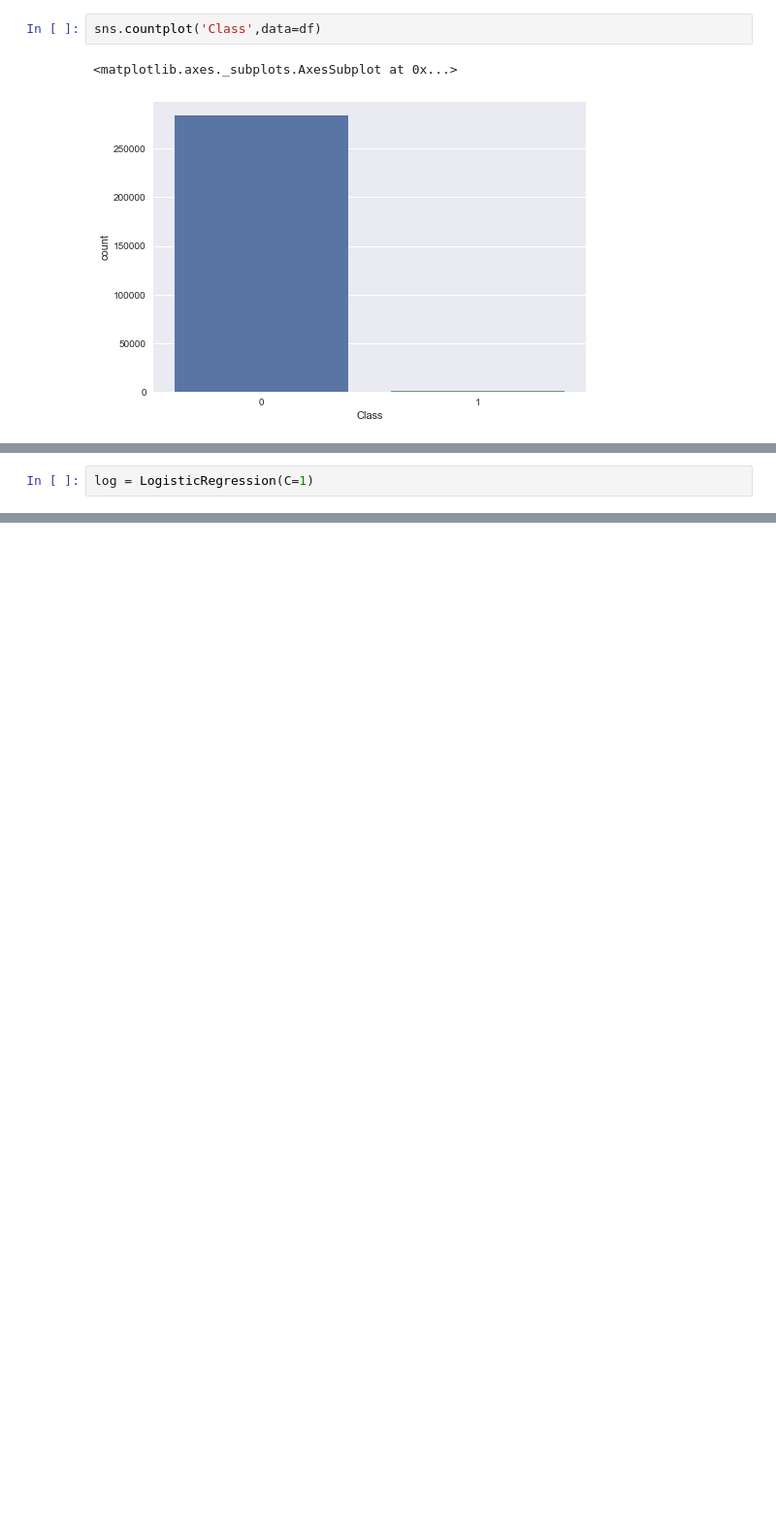
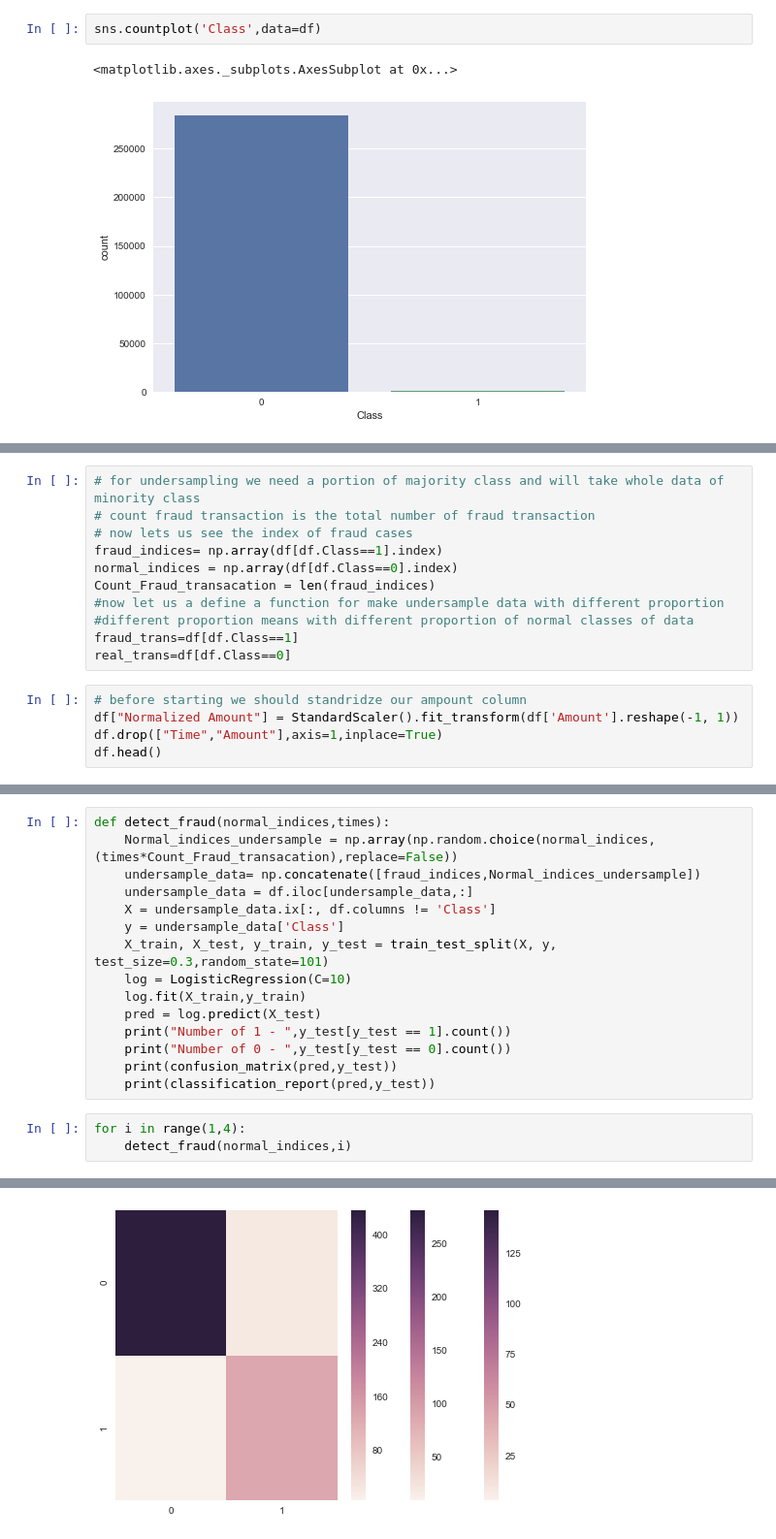
Before and after one commit to Banerjee1996/fraud-detection-with-logistic-regression, a Jupyter notebook: credit card logistic regression detection.ipynb, the cells around one changed output, grey strips where cells are left out. Shown: that part at 97% size. Saved outputs shown, nothing was run; the diff lists cells and outputs as text; blank space fills up the shorter version.

```diff
--- a/credit card logistic regression detection.ipynb
+++ b/credit card logistic regression detection.ipynb
@@ -38,2 +32,0 @@ from sklearn.linear_model import LogisticRegression
-# %%
-log = LogisticRegression(C=1)
@@ -70,0 +35,16 @@ y_test[y_test == 1].count()
+# %%
+# for undersampling we need a portion of majority class and will take whole data of minority class
+# count fraud transaction is the total number of fraud transaction
+# now lets us see the index of fraud cases
+fraud_indices= np.array(df[df.Class==1].index)
+normal_indices = np.array(df[df.Class==0].index)
+Count_Fraud_transacation = len(fraud_indices)
+#now let us a define a function for make undersample data with different proportion
+#different proportion means with different proportion of normal classes of data
+fraud_trans=df[df.Class==1]
+real_trans=df[df.Class==0]
+# %%
+# before starting we should standridze our ampount column
+df["Normalized Amount"] = StandardScaler().fit_transform(df['Amount'].reshape(-1, 1))
+df.drop(["Time","Amount"],axis=1,inplace=True)
+df.head()
@@ -70,0 +59,19 @@ y_test[y_test == 1].count()
+# %%
+def detect_fraud(normal_indices,times):
+    Normal_indices_undersample = np.array(np.random.choice(normal_indices,(times*Count_Fraud_transacation),replace=False))
+    undersample_data= np.concatenate([fraud_indices,Normal_indices_undersample])
+    undersample_data = df.iloc[undersample_data,:]
+    X = undersample_data.ix[:, df.columns != 'Class']
+    y = undersample_data['Class']
+    X_train, X_test, y_train, y_test = train_test_split(X, y, test_size=0.3,random_state=101)
+    log = LogisticRegression(C=10)
+    log.fit(X_train,y_train)
+    pred = log.predict(X_test)
+    print("Number of 1 - ",y_test[y_test == 1].count())
+    print("Number of 0 - ",y_test[y_test == 0].count())
+    print(confusion_matrix(pred,y_test))
+    print(classification_report(pred,y_test))
+# %%
+for i in range(1,4):
+    detect_fraud(normal_indices,i)
+# %% [output]
@@ -70,0 +101 @@ y_test[y_test == 1].count()
+[figure, added]
```
Also changed, not shown: parts of 14 cells of this notebook.
